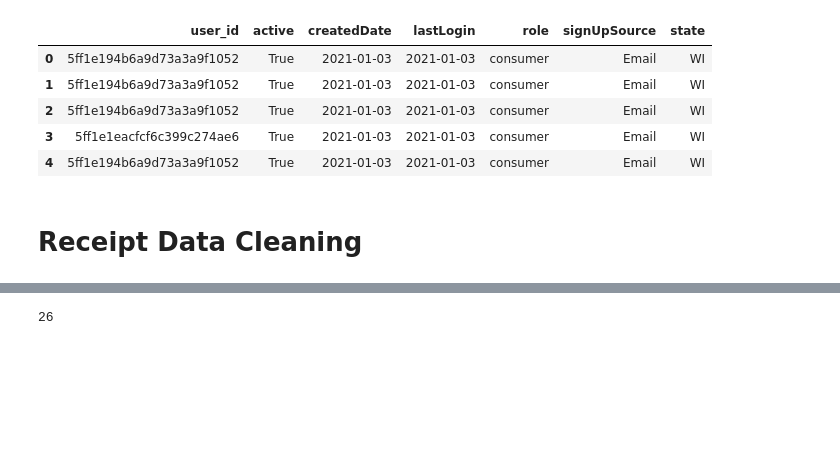
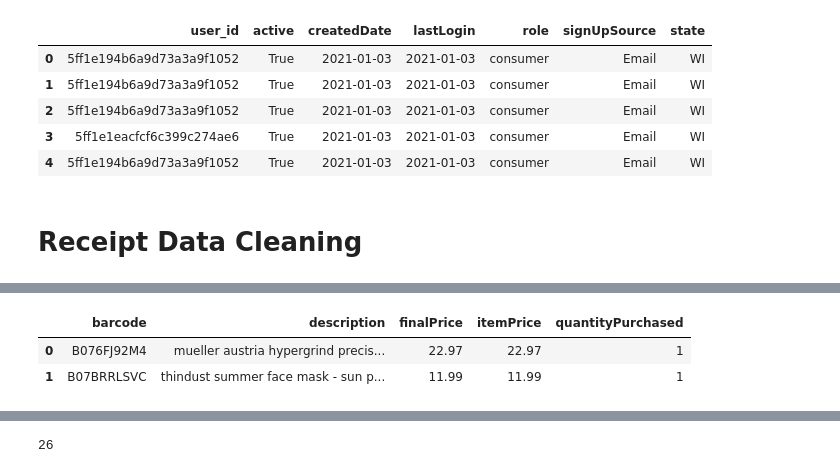
Before and after one commit to Jwdaniel34/fetch-rewards-code, a Jupyter notebook: data_cleaning.ipynb, the cells around one changed output, grey strips where cells are left out. Drawn from its saved outputs; the diff is of its cells as text; code cells hidden in the pictures; blank space fills up the shorter version.

```diff
--- a/data_cleaning.ipynb
+++ b/data_cleaning.ipynb
@@ -157,0 +206,2 @@ ReceiptItemList_df = pd.json_normalize(receipts, record_path='rewardsReceiptItem
+# %%
+receiptitems_cols = ['barcode','description','finalPrice','itemPrice','quantityPurchased']
@@ -157,0 +345,6 @@ ReceiptItemList_df = pd.json_normalize(receipts, record_path='rewardsReceiptItem
+# %%
+normalized_data[receiptitems_cols]
+# %% [output]
+|  | barcode | description | finalPrice | itemPrice | quantityPurchased |
+| 0 | B076FJ92M4 | mueller austria hypergrind precis... | 22.97 | 22.97 | 1 |
+| 1 | B07BRRLSVC | thindust summer face mask - sun p... | 11.99 | 11.99 | 1 |
```
Also changed, not shown: parts of 24 cells of this notebook.
